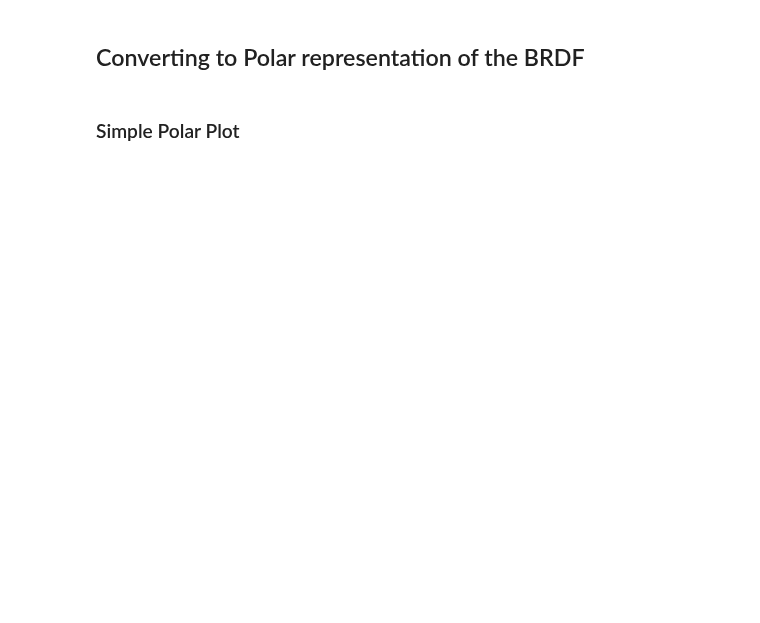
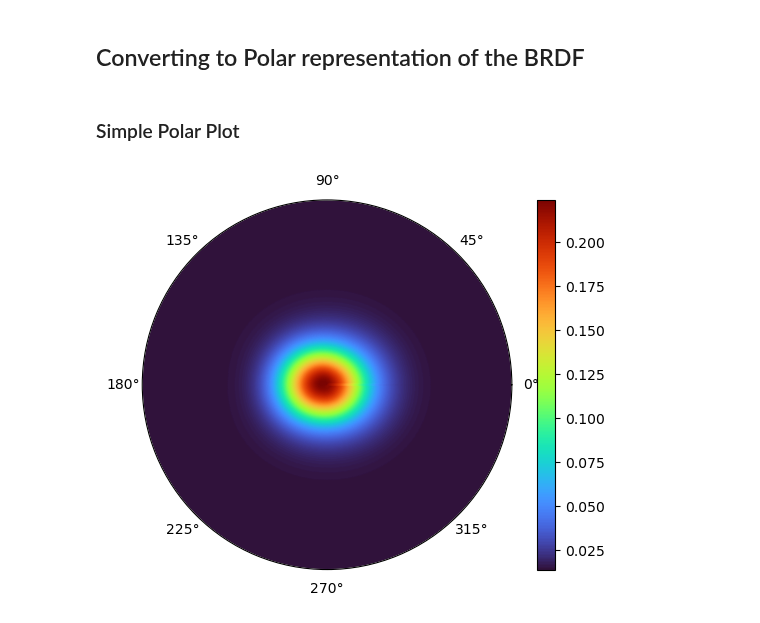
Before and after one commit to PolyRocketMatt/eradiate, a Jupyter notebook: notebooks/brdf.ipynb, the cells around one changed output. Saved outputs shown, nothing was run; the diff lists cells and outputs as text; code cells hidden in the pictures; blank space fills up the shorter version.

```diff
--- a/notebooks/brdf.ipynb
+++ b/notebooks/brdf.ipynb
@@ -149,14 +147,16 @@ brdf_data_t = data[:, 2]
 # %%
 def visualize():
     fig, ax = plt.subplots(subplot_kw={'projection': 'polar'})
     ax.scatter(azimuths_t, zeniths_t, c=brdf_data_t, cmap='turbo', s=1)
     ax.grid(False)
     ax.set_yticklabels([])
     cbar = fig.colorbar(im, ax=ax, orientation='vertical')
     ax.set_ylim(0, np.pi / 2)
     plt.show()
 
-#visualize()
+visualize()
+# %% [output]
+[figure, added]
 # %%
 # Visualize a slice of the BRDF
 slice_azimuth = np.deg2rad(180)
```
Also changed, not shown: parts of 4 cells of this notebook, 7 other files.
